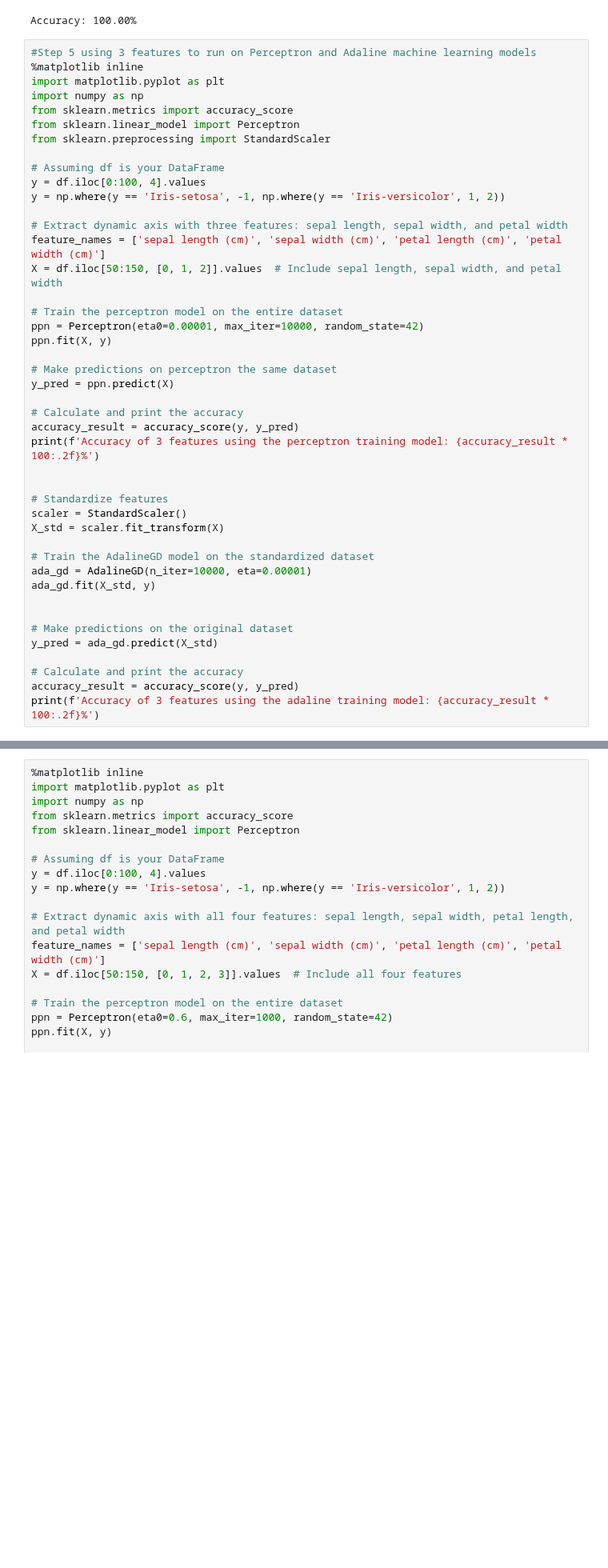
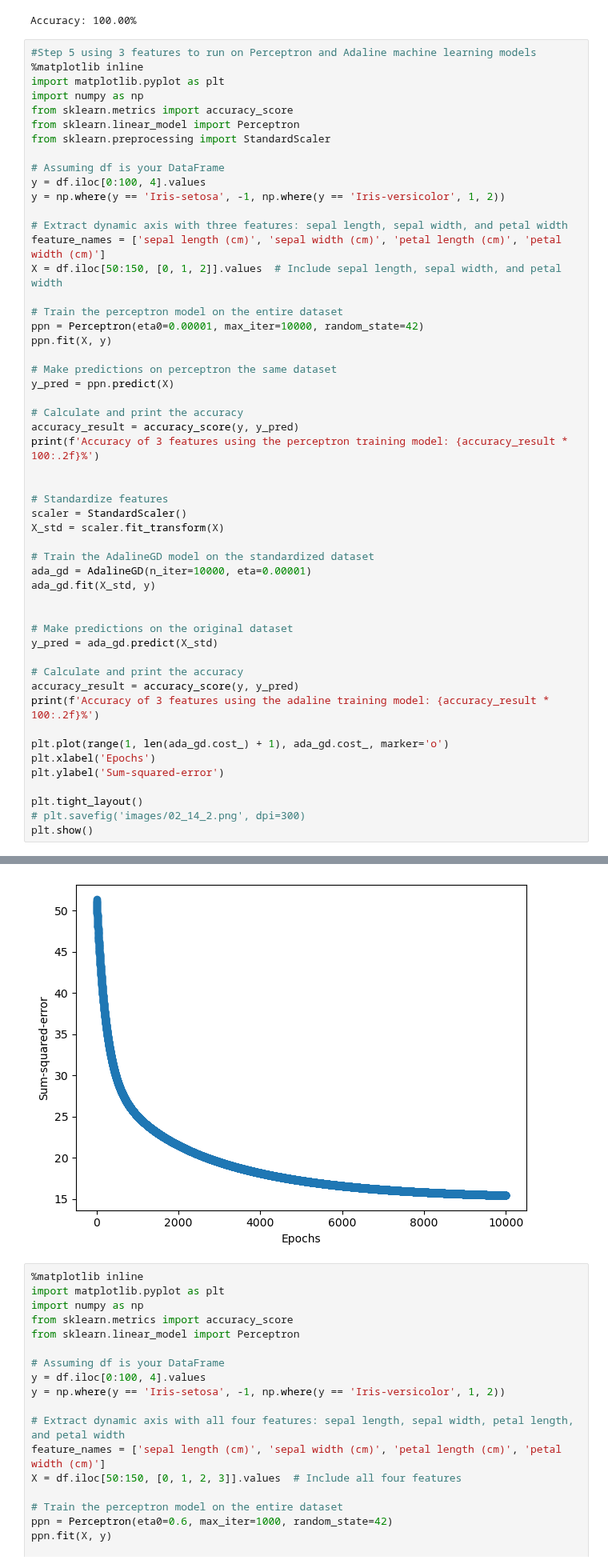
Before and after one commit to skg295/Machine_Learning, a Jupyter notebook: lab1_ml2024.ipynb, the cells around one changed output, grey strips where cells are left out. Shown at 80% size. Drawn from its saved outputs; the diff is of its cells as text; blank space fills up the shorter version.

```diff
--- a/lab1_ml2024.ipynb
+++ b/lab1_ml2024.ipynb
@@ -487,33 +487,42 @@ X = df.iloc[50:150, [0, 1, 2]].values  # Include sepal length, sepal width, and
 # Train the perceptron model on the entire dataset
 ppn = Perceptron(eta0=0.00001, max_iter=10000, random_state=42)
 ppn.fit(X, y)
 
 # Make predictions on perceptron the same dataset
 y_pred = ppn.predict(X)
 
 # Calculate and print the accuracy
 accuracy_result = accuracy_score(y, y_pred)
 print(f'Accuracy of 3 features using the perceptron training model: {accuracy_result * 100:.2f}%')
 
 
 # Standardize features
 scaler = StandardScaler()
 X_std = scaler.fit_transform(X)
 
 # Train the AdalineGD model on the standardized dataset
 ada_gd = AdalineGD(n_iter=10000, eta=0.00001)
 ada_gd.fit(X_std, y)
 
 
 # Make predictions on the original dataset
 y_pred = ada_gd.predict(X_std)
 
 # Calculate and print the accuracy
 accuracy_result = accuracy_score(y, y_pred)
 print(f'Accuracy of 3 features using the adaline training model: {accuracy_result * 100:.2f}%')
+
+plt.plot(range(1, len(ada_gd.cost_) + 1), ada_gd.cost_, marker='o')
+plt.xlabel('Epochs')
+plt.ylabel('Sum-squared-error')
+
+plt.tight_layout()
+# plt.savefig('images/02_14_2.png', dpi=300)
+plt.show()
 # %% [output]
 Accuracy of 3 features using the perceptron training model: 93.00%
 Accuracy of 3 features using the adaline training model: 95.00%
+[figure, added]
 # %%
 %matplotlib inline
 import matplotlib.pyplot as plt
```
Also changed, not shown: parts of 4 cells of this notebook.
